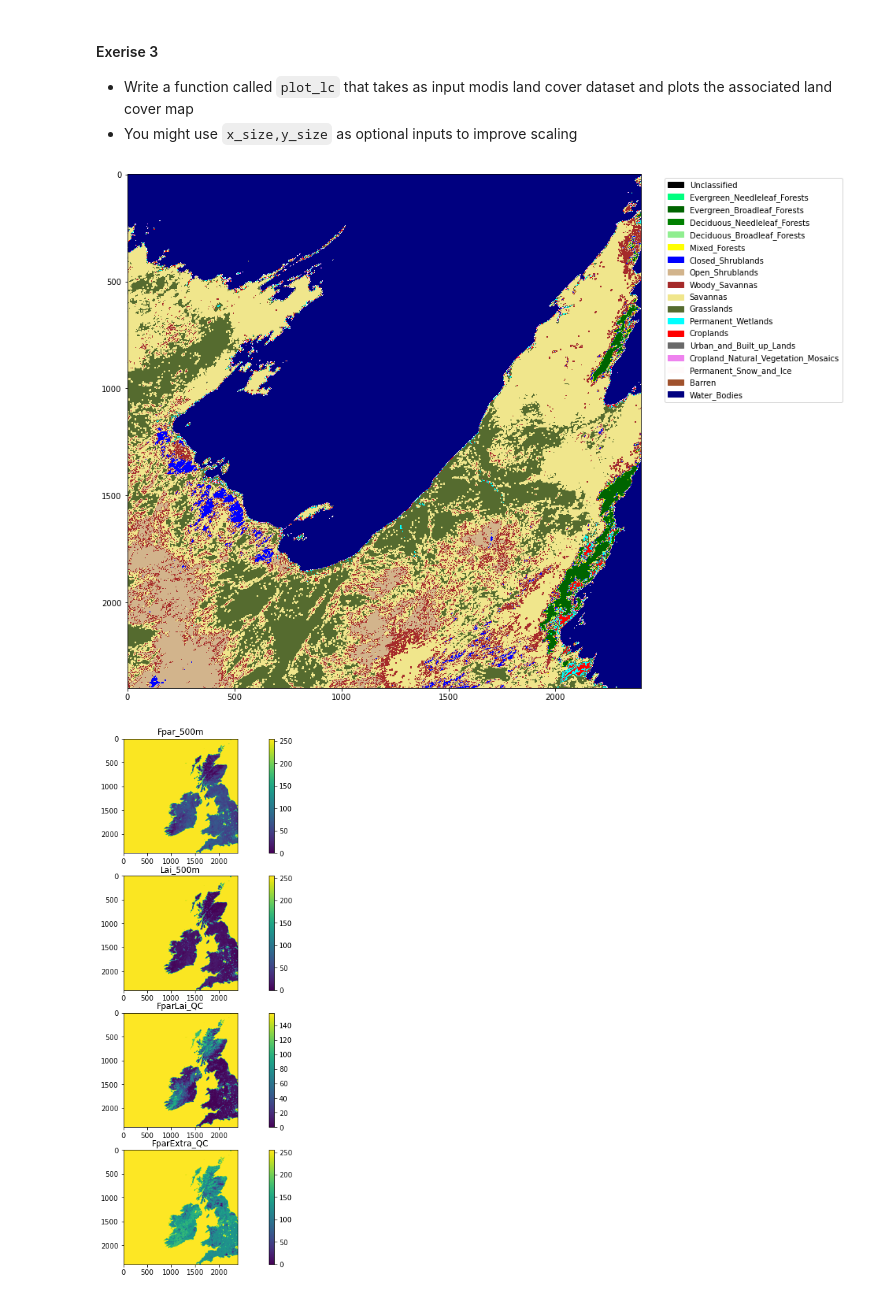
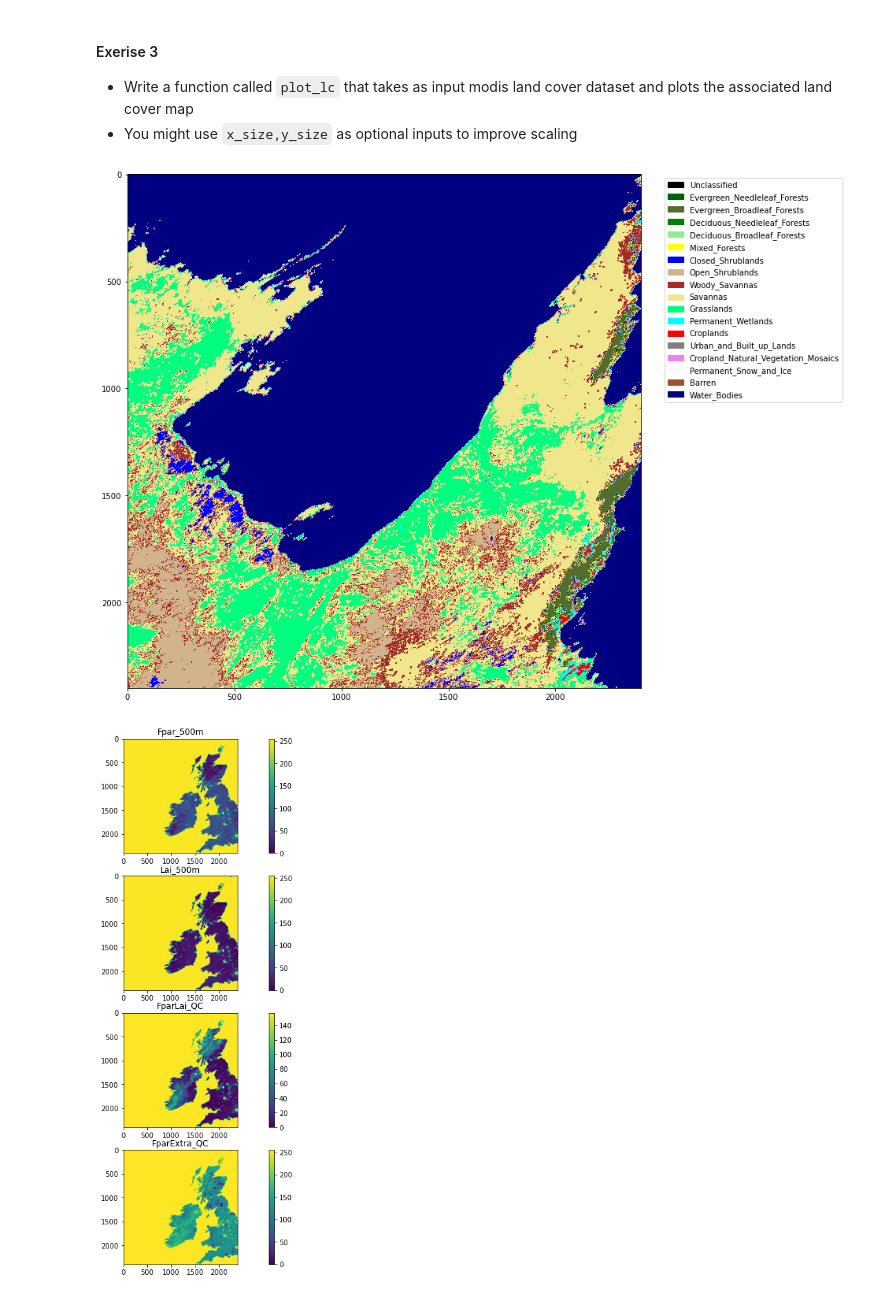
Before and after one commit to UCL-EO/geog0111, a Jupyter notebook: notebooks/024_Image_display.ipynb, the cells around one changed output. Saved outputs shown, nothing was run; the diff lists cells and outputs as text; code cells hidden in the pictures.

```diff
--- a/notebooks/024_Image_display.ipynb
+++ b/notebooks/024_Image_display.ipynb
@@ -250,0 +230,5 @@ LC_Type1_class = {
+# %%
+import pandas as pd
+
+lc_Type1 = pd.read_csv('data/LC_Type1_colour.csv')
+lc_Type1
@@ -257,7 +269,6 @@ from geog0111.modis import Modis
 kwargs = {
     'tile'      :    ['h17v03', 'h18v03'],
     'product'   :    'MCD12Q1',
-    'sds'       :    ['LC_Type1']
 }
 
 year  = 2019
@@ -266,5 +277,3 @@ year  = 2019
 modis = Modis(**kwargs)
 # specify day of year (DOY) and year
 data_MCD12Q1 = modis.get_data(year,1)
-# the data we want here
-data = data_MCD12Q1['LC_Type1']
@@ -306,17 +281,14 @@ LC_Type1_colour = {
 # generate matplotlib cmap and norm objects from these
 import matplotlib
 
-# get the LC codes, colours and classes
-# from LC_Type1_class and LC_Type1_colour
-codes   = list(LC_Type1_class.values())
-classes = list(LC_Type1_colour.keys())
-colour  = list(LC_Type1_colour.values())
-
-cmap = matplotlib.colors.ListedColormap(colour)
-norm = matplotlib.colors.BoundaryNorm(codes, len(codes))
+cmap = matplotlib.colors.\
+        ListedColormap(list(lc_Type1['colour']))
+norm = matplotlib.colors.\
+        BoundaryNorm(list(lc_Type1['code']), len(lc_Type1['code']))
 # %%
+import matplotlib.patches
 # set up the legend
-legend_labels = dict(zip(colour,classes))
+legend_labels = dict(zip(list(lc_Type1['colour']),list(lc_Type1['class'])))
 patches = [matplotlib.patches.Patch(color=c, label=l)
            for c,l in legend_labels.items()]
 # %%
@@ -418,22 +347,23 @@ def plot_lc(data,x_size=12,y_size=12):
               facecolor="white")
 # %%
 from geog0111.modis import Modis
+from geog0111.plot_lc import plot_lc
 year,tiles = 2018,['h31v10']
 
 # ensure tiles is a list
 kwargs = {
     'tile'      :    list(tiles),
     'product'   :    'MCD12Q1',
     'sds'       :    ['LC_Type1']
 }
 # get the data
 modis = Modis(**kwargs)
 # specify day of year (DOY) and year
-data_MCD12Q1 = modis.get_data(year,1)
+data_MCD12Q1 = modis.get_data(year,doy=1)
 # the data we want here
 plot_lc(data_MCD12Q1['LC_Type1'])
 # %% [output]
-[figure, old version]
+[figure, new version]
 # %%
 # ANSWER
 import matplotlib.pyplot as plt
```
Also changed, not shown: parts of 11 cells of this notebook, 14 other files.
